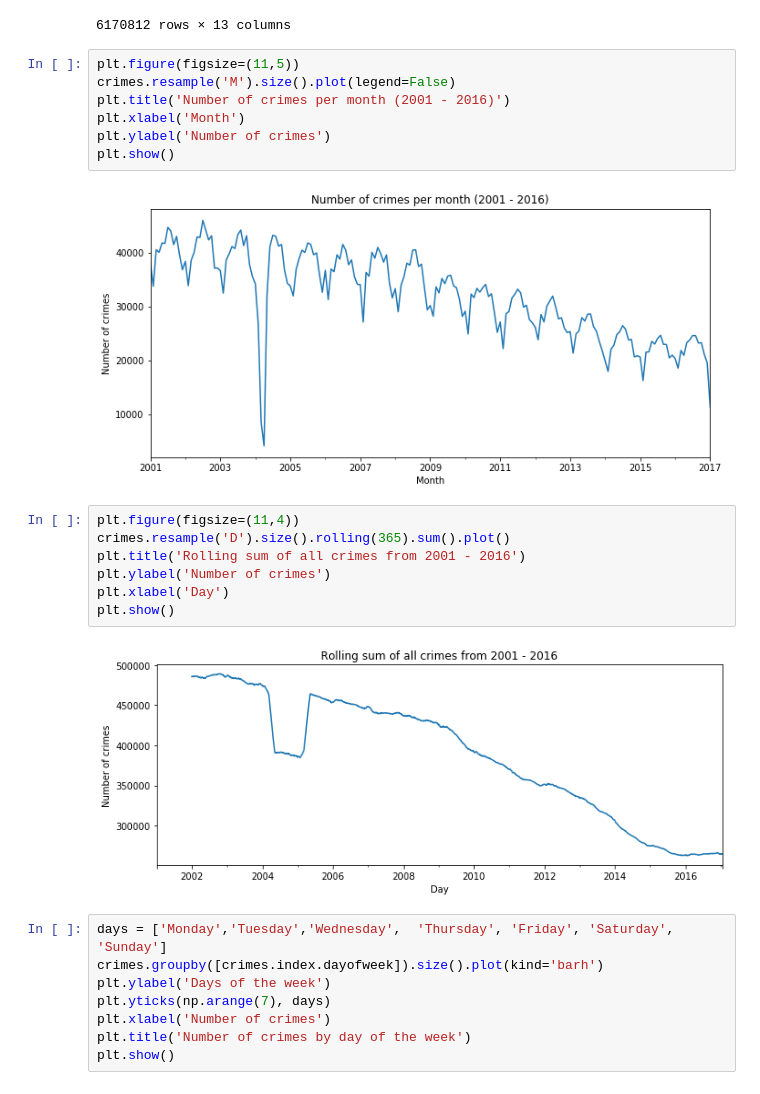
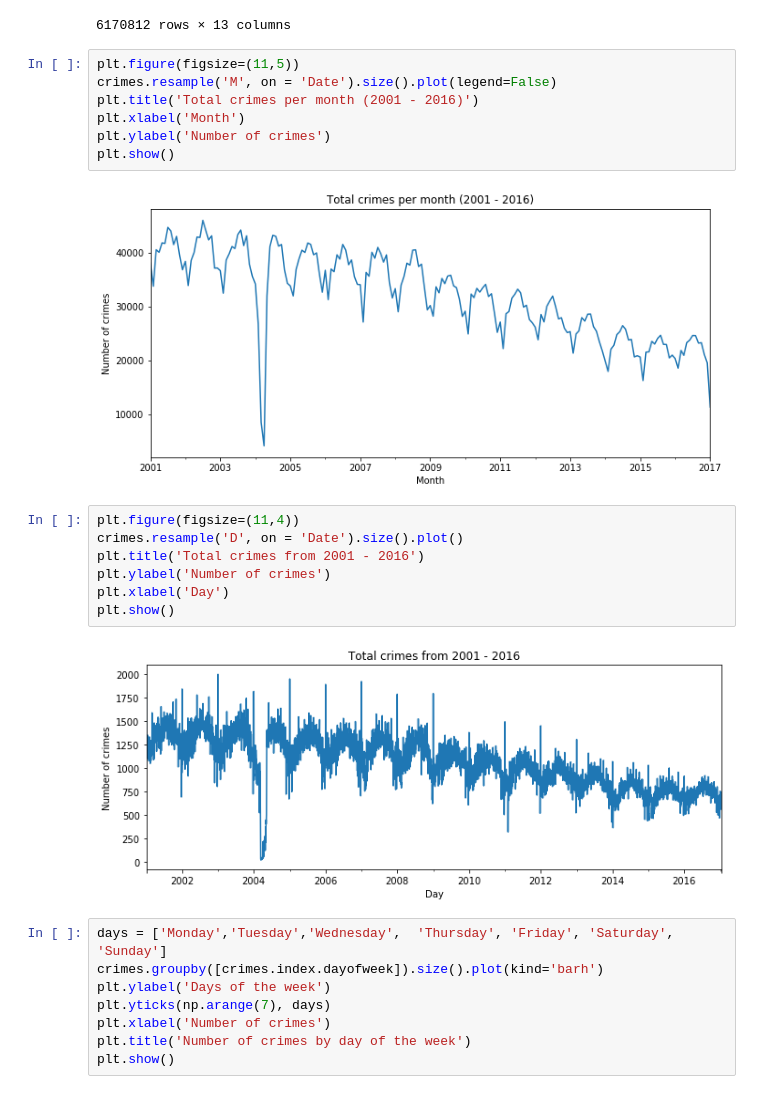
Before and after one commit to cookiebaker444/cmpe266, a Jupyter notebook: crime in chicago 2001 to 2016 analysis.ipynb, the cells around one changed output. Cells and saved outputs as stored; diff of their text form.

```diff
--- a/crime in chicago 2001 to 2016 analysis.ipynb
+++ b/crime in chicago 2001 to 2016 analysis.ipynb
@@ -83,22 +83,22 @@ crimes
 6170812 rows × 13 columns
 # %%
 plt.figure(figsize=(11,5))
-crimes.resample('M').size().plot(legend=False)
-plt.title('Number of crimes per month (2001 - 2016)')
+crimes.resample('M', on = 'Date').size().plot(legend=False)
+plt.title('Total crimes per month (2001 - 2016)')
 plt.xlabel('Month')
 plt.ylabel('Number of crimes')
 plt.show()
 # %% [output]
-[figure, old version]
+[figure, new version]
 # %%
 plt.figure(figsize=(11,4))
-crimes.resample('D').size().rolling(365).sum().plot()
-plt.title('Rolling sum of all crimes from 2001 - 2016')
+crimes.resample('D', on = 'Date').size().plot()
+plt.title('Total crimes from 2001 - 2016')
 plt.ylabel('Number of crimes')
 plt.xlabel('Day')
 plt.show()
 # %% [output]
-[figure, old version]
+[figure, new version]
 # %%
 days = ['Monday','Tuesday','Wednesday',  'Thursday', 'Friday', 'Saturday', 'Sunday']
 crimes.groupby([crimes.index.dayofweek]).size().plot(kind='barh')
```
